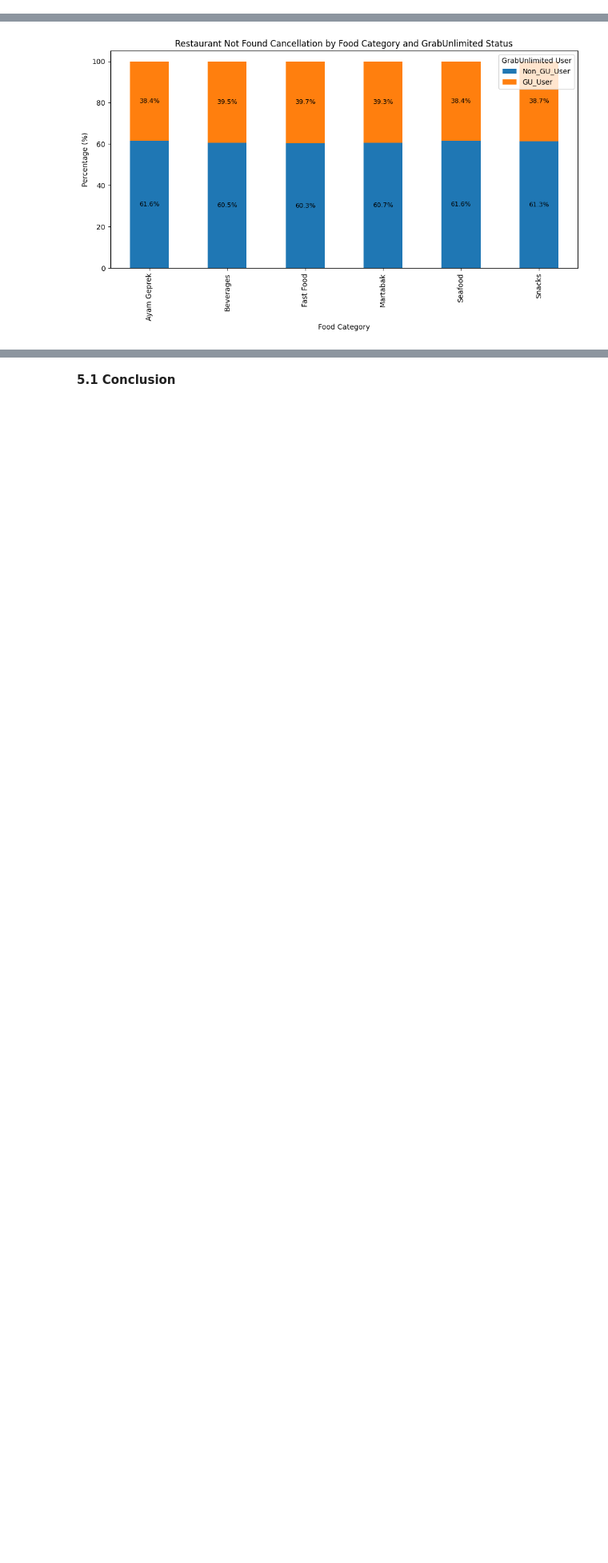
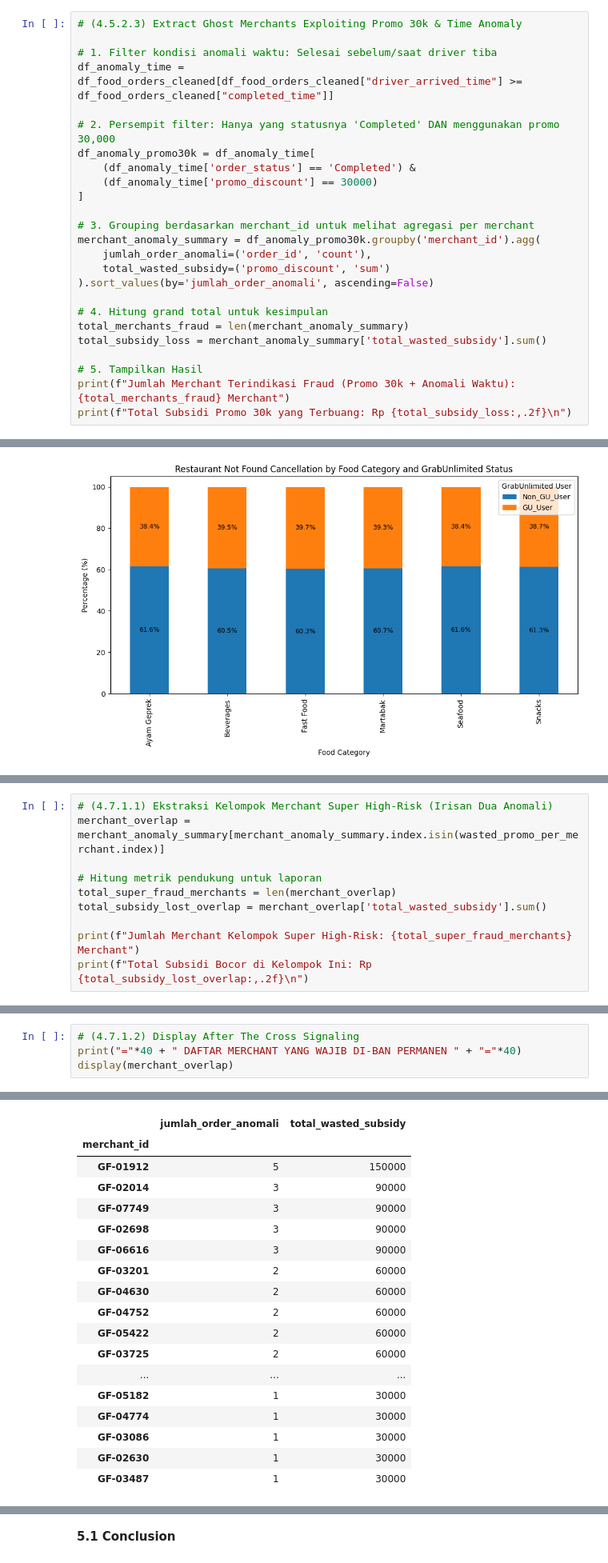
Before and after one commit to ziancarlos/Data_Analytics_Grab, a Jupyter notebook: notebooks/data-exploration.ipynb, the cells around one changed output, grey strips where cells are left out. Shown at 80% size. Saved outputs shown, nothing was run; the diff lists cells and outputs as text; blank space fills up the shorter version.

```diff
--- a/notebooks/data-exploration.ipynb
+++ b/notebooks/data-exploration.ipynb
@@ -901,3 +925,28 @@ plt.legend()
 plt.show()
 # %% [output]
 [figure]
+# %%
+# (4.5.2.3) Extract Ghost Merchants Exploiting Promo 30k & Time Anomaly
+
+# 1. Filter kondisi anomali waktu: Selesai sebelum/saat driver tiba
+df_anomaly_time = df_food_orders_cleaned[df_food_orders_cleaned["driver_arrived_time"] >= df_food_orders_cleaned["completed_time"]]
+
+# 2. Persempit filter: Hanya yang statusnya 'Completed' DAN menggunakan promo 30,000
+df_anomaly_promo30k = df_anomaly_time[
+    (df_anomaly_time['order_status'] == 'Completed') &
+    (df_anomaly_time['promo_discount'] == 30000)
+]
+
+# 3. Grouping berdasarkan merchant_id untuk melihat agregasi per merchant
+merchant_anomaly_summary = df_anomaly_promo30k.groupby('merchant_id').agg(
+    jumlah_order_anomali=('order_id', 'count'),
+    total_wasted_subsidy=('promo_discount', 'sum')
+).sort_values(by='jumlah_order_anomali', ascending=False)
+
+# 4. Hitung grand total untuk kesimpulan
+total_merchants_fraud = len(merchant_anomaly_summary)
+total_subsidy_loss = merchant_anomaly_summary['total_wasted_subsidy'].sum()
+
+# 5. Tampilkan Hasil
+print(f"Jumlah Merchant Terindikasi Fraud (Promo 30k + Anomali Waktu): {total_merchants_fraud} Merchant")
+print(f"Total Subsidi Promo 30k yang Terbuang: Rp {total_subsidy_loss:,.2f}\n")
@@ -1115,0 +1252,10 @@ plt.show()
+# %%
+# (4.7.1.1) Ekstraksi Kelompok Merchant Super High-Risk (Irisan Dua Anomali)
+merchant_overlap = merchant_anomaly_summary[merchant_anomaly_summary.index.isin(wasted_promo_per_merchant.index)]
+
+# Hitung metrik pendukung untuk laporan
+total_super_fraud_merchants = len(merchant_overlap)
+total_subsidy_lost_overlap = merchant_overlap['total_wasted_subsidy'].sum()
+
+print(f"Jumlah Merchant Kelompok Super High-Risk: {total_super_fraud_merchants} Merchant")
+print(f"Total Subsidi Bocor di Kelompok Ini: Rp {total_subsidy_lost_overlap:,.2f}\n")
@@ -1115,0 +1265,5 @@ plt.show()
+# %%
+# (4.7.1.2) Display After The Cross Signaling
+print("="*40 + " DAFTAR MERCHANT YANG WAJIB DI-BAN PERMANEN " + "="*40)
+display(merchant_overlap)
+# %% [output]
@@ -1115,0 +1271,18 @@ plt.show()
+|  | jumlah_order_anomali | total_wasted_subsidy |
+| merchant_id |  |  |
+| GF-01912 | 5 | 150000 |
+| GF-02014 | 3 | 90000 |
+| GF-07749 | 3 | 90000 |
+| GF-02698 | 3 | 90000 |
+| GF-06616 | 3 | 90000 |
+| GF-03201 | 2 | 60000 |
+| GF-04630 | 2 | 60000 |
+| GF-04752 | 2 | 60000 |
+| GF-05422 | 2 | 60000 |
+| GF-03725 | 2 | 60000 |
+| ... | ... | ... |
+| GF-05182 | 1 | 30000 |
+| GF-04774 | 1 | 30000 |
+| GF-03086 | 1 | 30000 |
+| GF-02630 | 1 | 30000 |
+| GF-03487 | 1 | 30000 |
```
Also changed, not shown: parts of 18 cells of this notebook.
